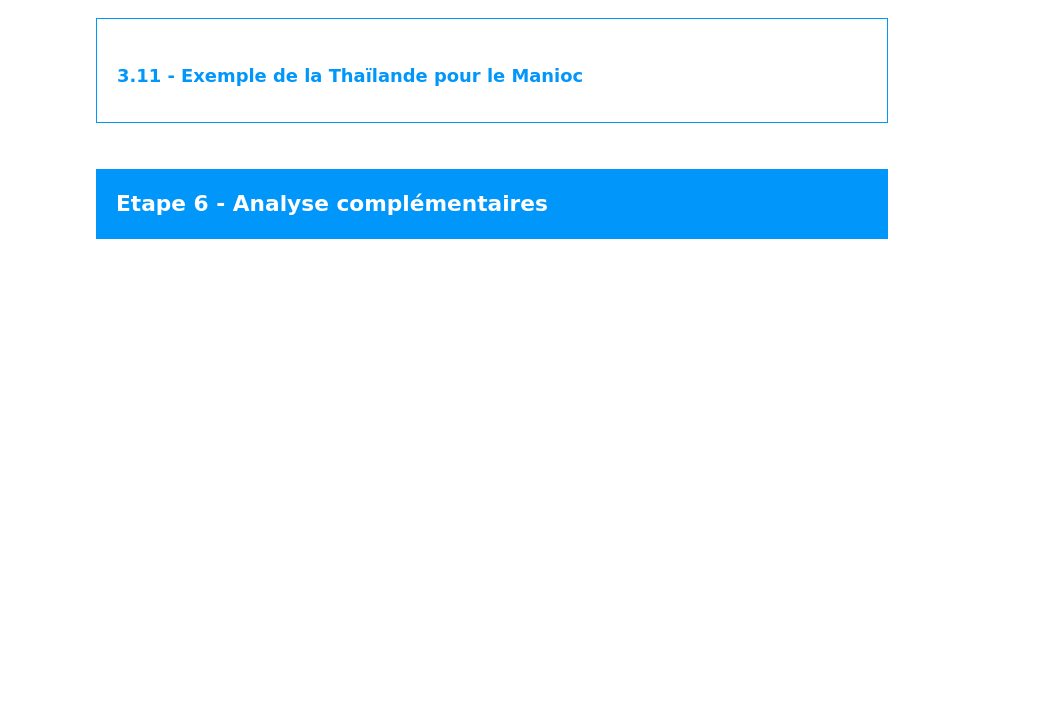
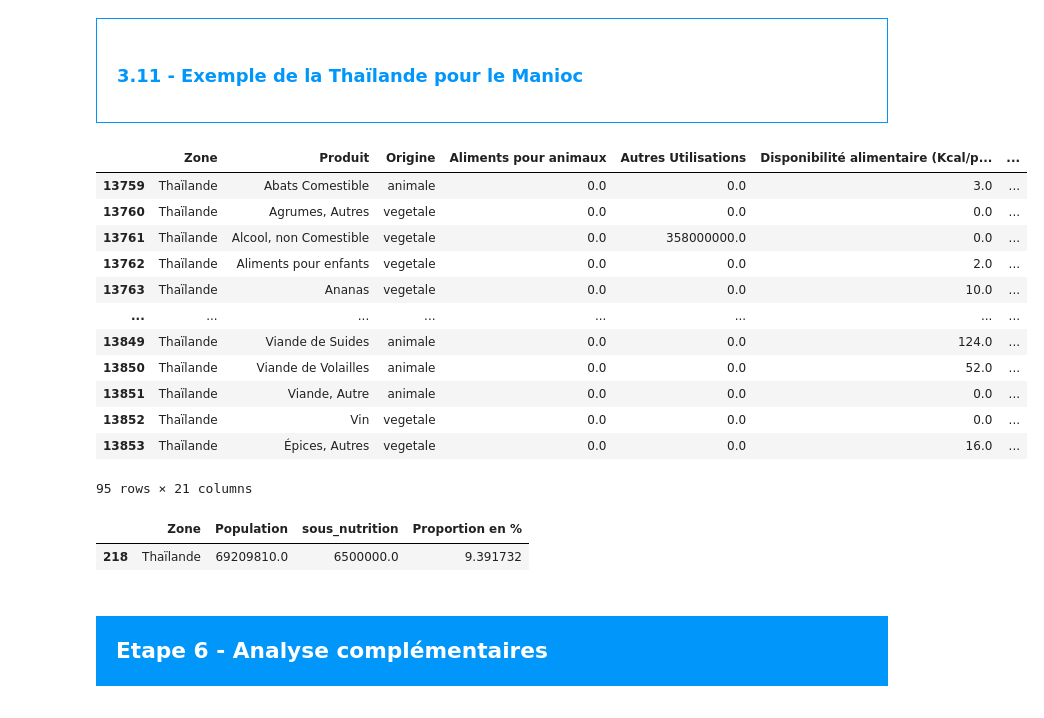
Before and after one commit to ziedbelhocine/Cours-OC, a Jupyter notebook: Data_Analyst/Projet_4/Template+Julien+V2.ipynb, the cells around one changed output. Saved outputs shown, nothing was run; the diff lists cells and outputs as text; code cells hidden in the pictures; blank space fills up the shorter version.

```diff
--- a/Data_Analyst/Projet_4/Template+Julien+V2.ipynb
+++ b/Data_Analyst/Projet_4/Template+Julien+V2.ipynb
@@ -569,8 +748,29 @@ np.float64(11621658126.295)
 </div>
 # %%
 #création d'un dataframe avec uniquement la Thaïlande
+df_thailande = dispo_alimentaire.loc[dispo_alimentaire['Zone'] == 'Thaïlande']
+df_thailande
+# %% [output]
+|  | Zone | Produit | Origine | Aliments pour animaux | Autres Utilisations | Disponibilité alimentaire (Kcal/p... | ... |
+| 13759 | Thaïlande | Abats Comestible | animale | 0.0 | 0.0 | 3.0 | ... |
+| 13760 | Thaïlande | Agrumes, Autres | vegetale | 0.0 | 0.0 | 0.0 | ... |
+| 13761 | Thaïlande | Alcool, non Comestible | vegetale | 0.0 | 358000000.0 | 0.0 | ... |
+| 13762 | Thaïlande | Aliments pour enfants | vegetale | 0.0 | 0.0 | 2.0 | ... |
+| 13763 | Thaïlande | Ananas | vegetale | 0.0 | 0.0 | 10.0 | ... |
+| ... | ... | ... | ... | ... | ... | ... | ... |
+| 13849 | Thaïlande | Viande de Suides | animale | 0.0 | 0.0 | 124.0 | ... |
+| 13850 | Thaïlande | Viande de Volailles | animale | 0.0 | 0.0 | 52.0 | ... |
+| 13851 | Thaïlande | Viande, Autre | animale | 0.0 | 0.0 | 0.0 | ... |
+| 13852 | Thaïlande | Vin | vegetale | 0.0 | 0.0 | 0.0 | ... |
+| 13853 | Thaïlande | Épices, Autres | vegetale | 0.0 | 0.0 | 16.0 | ... |
+95 rows × 21 columns
 # %%
 #Calcul de la sous nutrition en Thaïlande
+sous_nutrition_thai = proportion_sous_nutrition_2017.loc[proportion_sous_nutrition_2017['Zone'] == 'Thaïlande']
+sous_nutrition_thai
+# %% [output]
+|  | Zone | Population | sous_nutrition | Proportion en % |
+| 218 | Thaïlande | 69209810.0 | 6500000.0 | 9.391732 |
 # %%
 # On calcule la proportion exportée en fonction de la proportion
 # %% [markdown]
```
Also changed, not shown: parts of 24 cells of this notebook.
